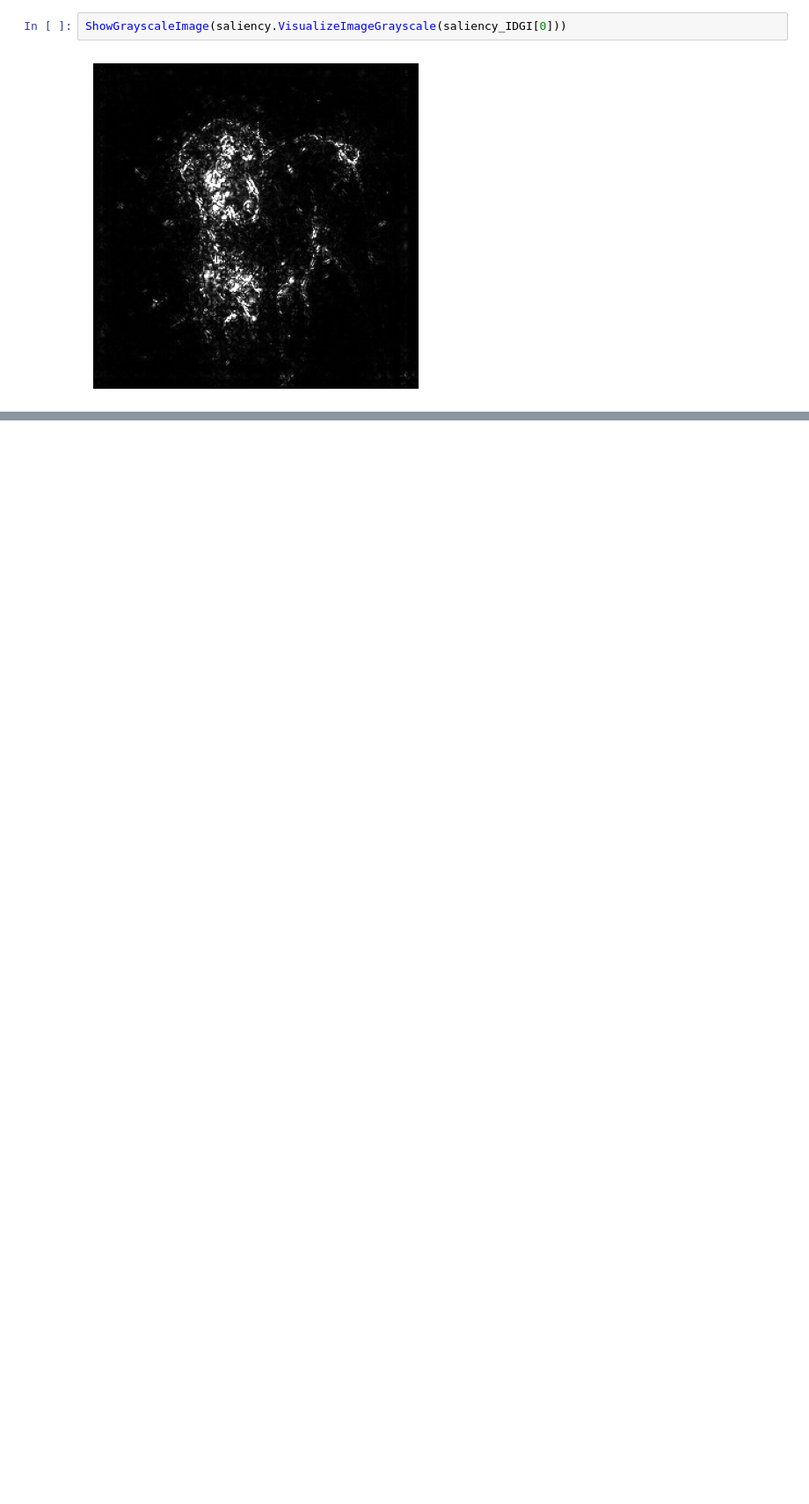
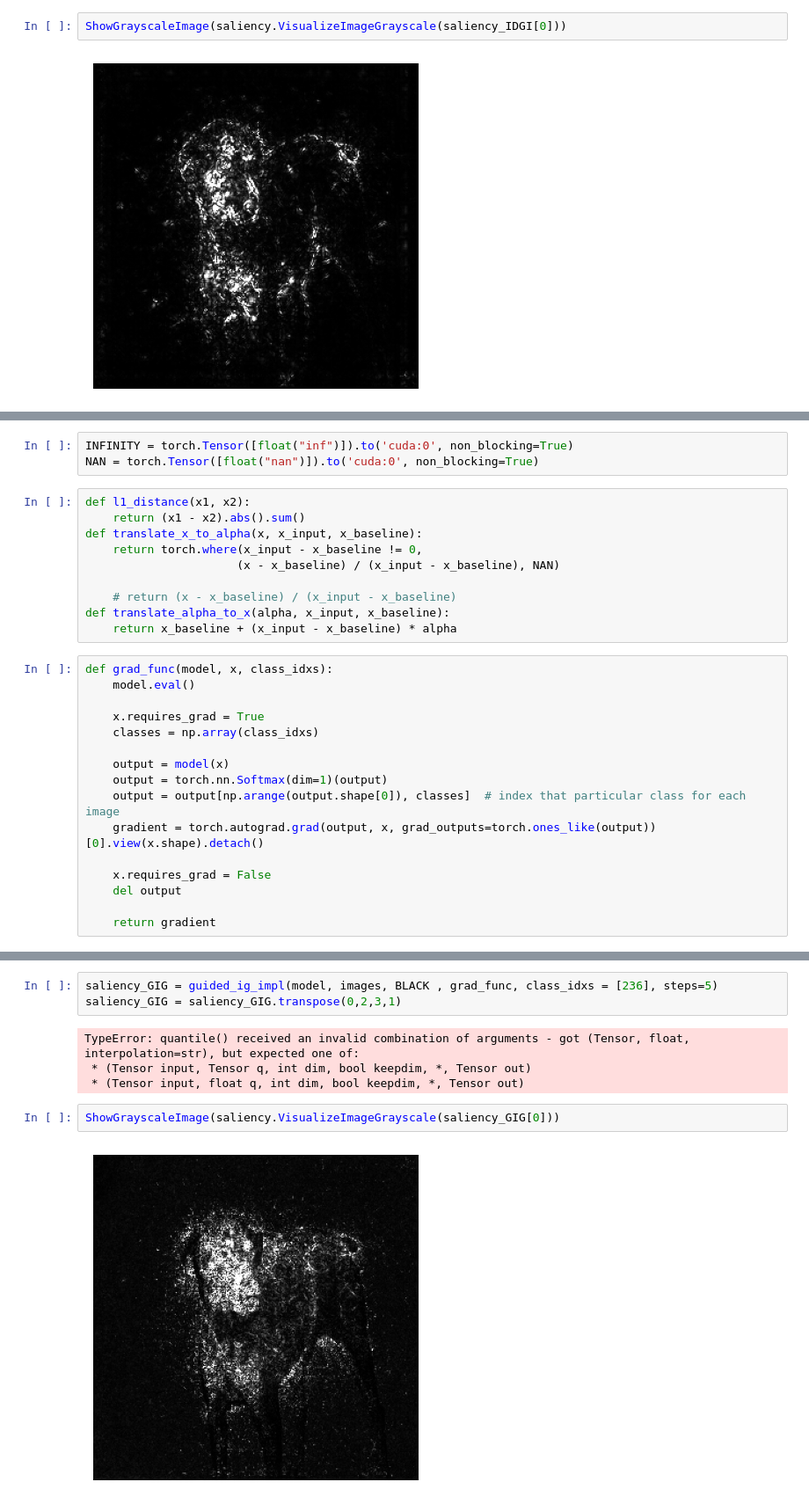
Before and after one commit to ShreeSinghi/TMLR-IDGI, a Jupyter notebook: implementation.ipynb, the cells around one changed output, grey strips where cells are left out. Shown at 88% size. Cells and saved outputs as stored; diff of their text form; blank space fills up the shorter version.

```diff
--- a/implementation.ipynb
+++ b/implementation.ipynb
@@ -133,0 +190,29 @@ ShowGrayscaleImage(saliency.VisualizeImageGrayscale(saliency_IDGI[0]))
+# %%
+INFINITY = torch.Tensor([float("inf")]).to('cuda:0', non_blocking=True)
+NAN = torch.Tensor([float("nan")]).to('cuda:0', non_blocking=True)
+# %%
+def l1_distance(x1, x2):
+    return (x1 - x2).abs().sum()
+def translate_x_to_alpha(x, x_input, x_baseline):
+    return torch.where(x_input - x_baseline != 0,
+                      (x - x_baseline) / (x_input - x_baseline), NAN)
+
+    # return (x - x_baseline) / (x_input - x_baseline)
+def translate_alpha_to_x(alpha, x_input, x_baseline):
+    return x_baseline + (x_input - x_baseline) * alpha
+# %%
+def grad_func(model, x, class_idxs):
+    model.eval()
+
+    x.requires_grad = True
+    classes = np.array(class_idxs)
+
+    output = model(x)
+    output = torch.nn.Softmax(dim=1)(output)
+    output = output[np.arange(output.shape[0]), classes]  # index that particular class for each image
+    gradient = torch.autograd.grad(output, x, grad_outputs=torch.ones_like(output))[0].view(x.shape).detach()
+
+    x.requires_grad = False
+    del output
+
+    return gradient
@@ -133,0 +283,11 @@ ShowGrayscaleImage(saliency.VisualizeImageGrayscale(saliency_IDGI[0]))
+# %%
+saliency_GIG = guided_ig_impl(model, images, BLACK , grad_func, class_idxs = [236], steps=5)
+saliency_GIG = saliency_GIG.transpose(0,2,3,1)
+# %% [output]
+TypeError: quantile() received an invalid combination of arguments - got (Tensor, float, interpolation=str), but expected one of:
+ * (Tensor input, Tensor q, int dim, bool keepdim, *, Tensor out)
+ * (Tensor input, float q, int dim, bool keepdim, *, Tensor out)
+# %%
+ShowGrayscaleImage(saliency.VisualizeImageGrayscale(saliency_GIG[0]))
+# %% [output]
+[figure, added]
```
Also changed, not shown: parts of 12 cells of this notebook, 21 other files.
